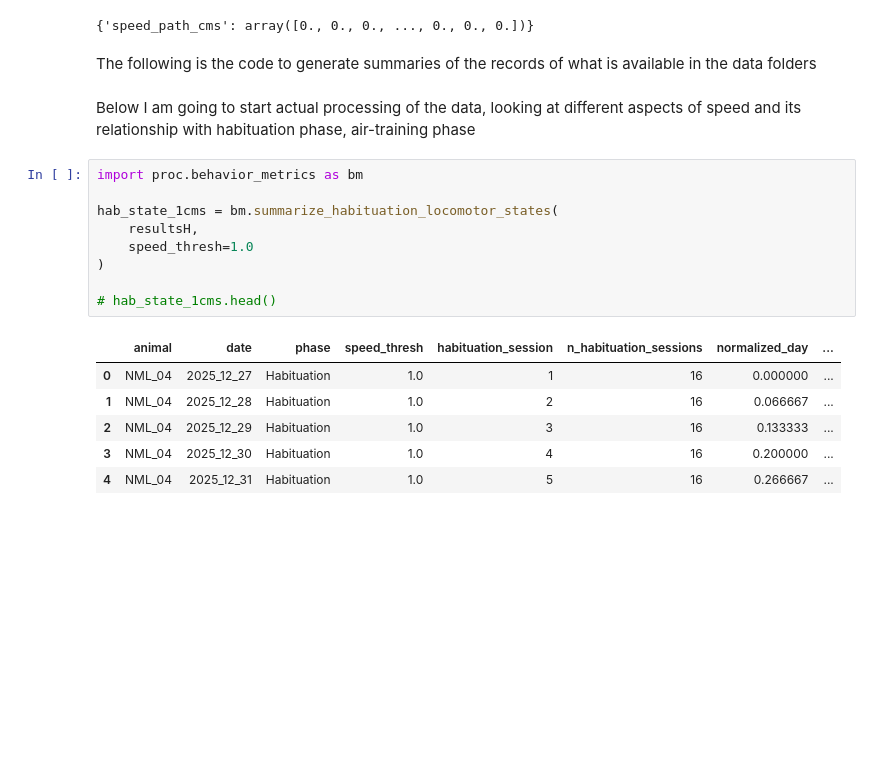
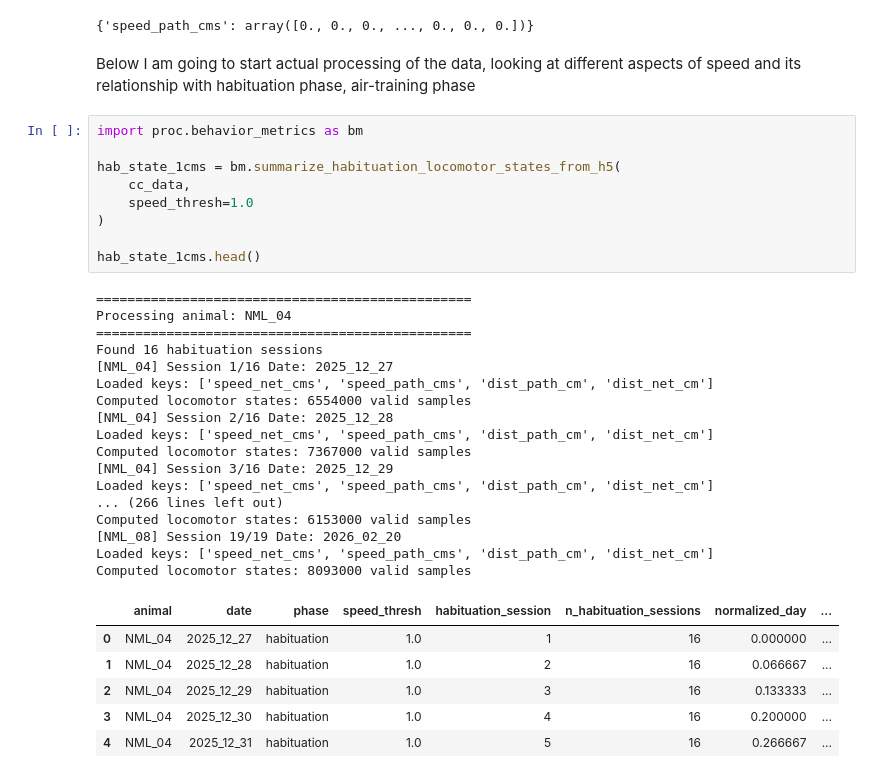
Before and after one commit to neuromomentumlab/Classical_Conditioning_Air_Wheel, a Jupyter notebook: Python/notebooks/behavioral_characterization.ipynb, the cells around one changed output. Cells and saved outputs as stored; diff of their text form; blank space fills up the shorter version.

```diff
--- a/Python/notebooks/behavioral_characterization.ipynb
+++ b/Python/notebooks/behavioral_characterization.ipynb
@@ -286,26 +304,41 @@ speed_path_cm = pdio.load_behavior_h5(
 speed_path_cm
 # %% [output]
 {'speed_path_cms': array([0., 0., 0., ..., 0., 0., 0.])}
-# %% [markdown]
-The following is the code to generate summaries of the records of what is available in the data folders
 # %% [markdown]
 Below I am going to start actual processing of the data, looking at different aspects of speed and its relationship with habituation phase, air-training phase
 # %%
 import proc.behavior_metrics as bm
 
-hab_state_1cms = bm.summarize_habituation_locomotor_states(
-    resultsH,
+hab_state_1cms = bm.summarize_habituation_locomotor_states_from_h5(
+    cc_data,
     speed_thresh=1.0
 )
 
-# hab_state_1cms.head()
+hab_state_1cms.head()
 # %% [output]
+================================================
+Processing animal: NML_04
+================================================
+Found 16 habituation sessions
+[NML_04] Session 1/16 Date: 2025_12_27
+Loaded keys: ['speed_net_cms', 'speed_path_cms', 'dist_path_cm', 'dist_net_cm']
+Computed locomotor states: 6554000 valid samples
+[NML_04] Session 2/16 Date: 2025_12_28
+Loaded keys: ['speed_net_cms', 'speed_path_cms', 'dist_path_cm', 'dist_net_cm']
+Computed locomotor states: 7367000 valid samples
+[NML_04] Session 3/16 Date: 2025_12_29
+Loaded keys: ['speed_net_cms', 'speed_path_cms', 'dist_path_cm', 'dist_net_cm']
+... (266 lines left out)
+Computed locomotor states: 6153000 valid samples
+[NML_08] Session 19/19 Date: 2026_02_20
+Loaded keys: ['speed_net_cms', 'speed_path_cms', 'dist_path_cm', 'dist_net_cm']
+Computed locomotor states: 8093000 valid samples
 |  | animal | date | phase | speed_thresh | habituation_session | n_habituation_sessions | normalized_day | ... |
-| 0 | NML_04 | 2025_12_27 | Habituation | 1.0 | 1 | 16 | 0.000000 | ... |
-| 1 | NML_04 | 2025_12_28 | Habituation | 1.0 | 2 | 16 | 0.066667 | ... |
-| 2 | NML_04 | 2025_12_29 | Habituation | 1.0 | 3 | 16 | 0.133333 | ... |
-| 3 | NML_04 | 2025_12_30 | Habituation | 1.0 | 4 | 16 | 0.200000 | ... |
-| 4 | NML_04 | 2025_12_31 | Habituation | 1.0 | 5 | 16 | 0.266667 | ... |
+| 0 | NML_04 | 2025_12_27 | habituation | 1.0 | 1 | 16 | 0.000000 | ... |
+| 1 | NML_04 | 2025_12_28 | habituation | 1.0 | 2 | 16 | 0.066667 | ... |
+| 2 | NML_04 | 2025_12_29 | habituation | 1.0 | 3 | 16 | 0.133333 | ... |
+| 3 | NML_04 | 2025_12_30 | habituation | 1.0 | 4 | 16 | 0.200000 | ... |
+| 4 | NML_04 | 2025_12_31 | habituation | 1.0 | 5 | 16 | 0.266667 | ... |
 # %%
 import matplotlib.pyplot as plt
 
```
Also changed, not shown: parts of 10 cells of this notebook, 4 other files.
